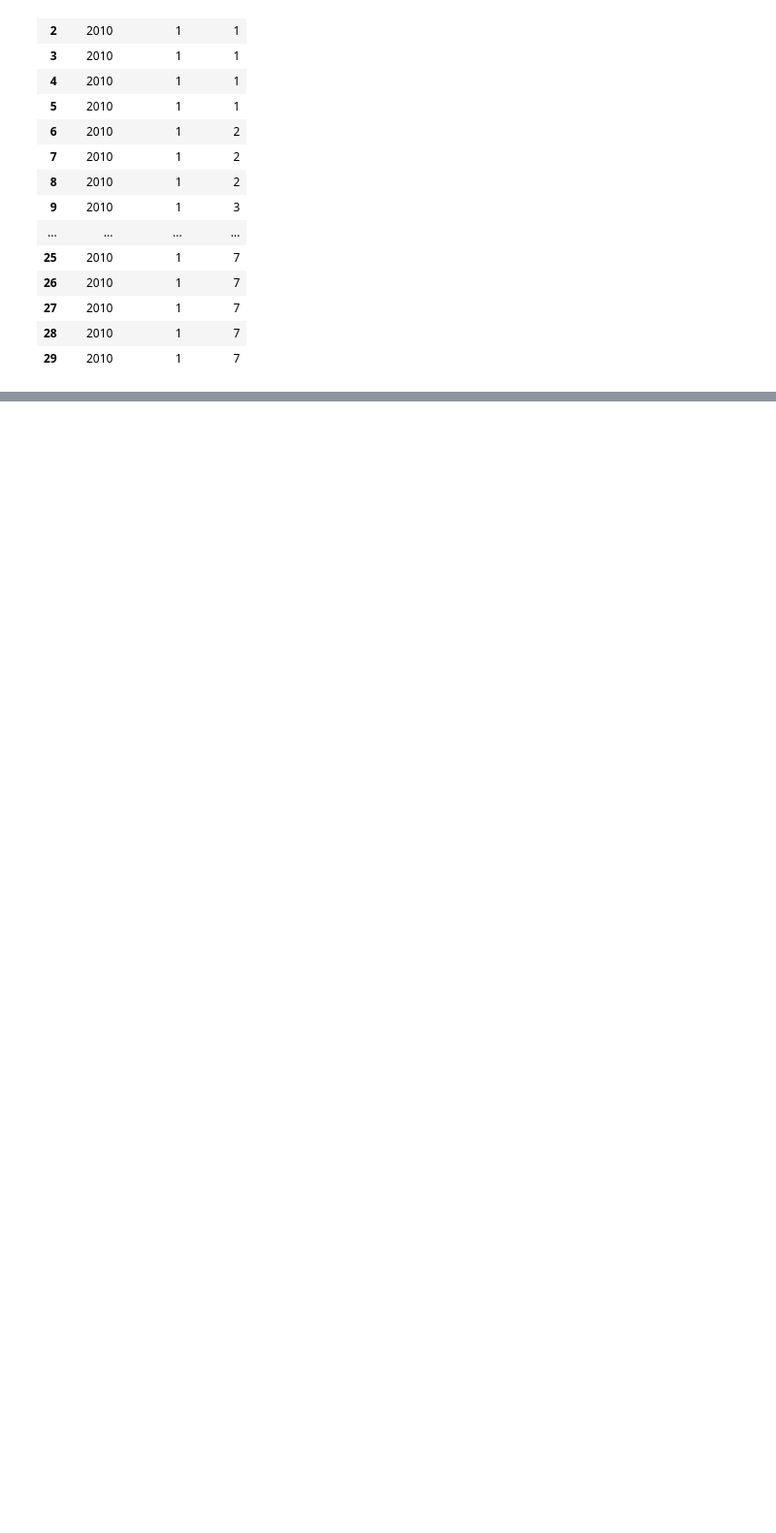
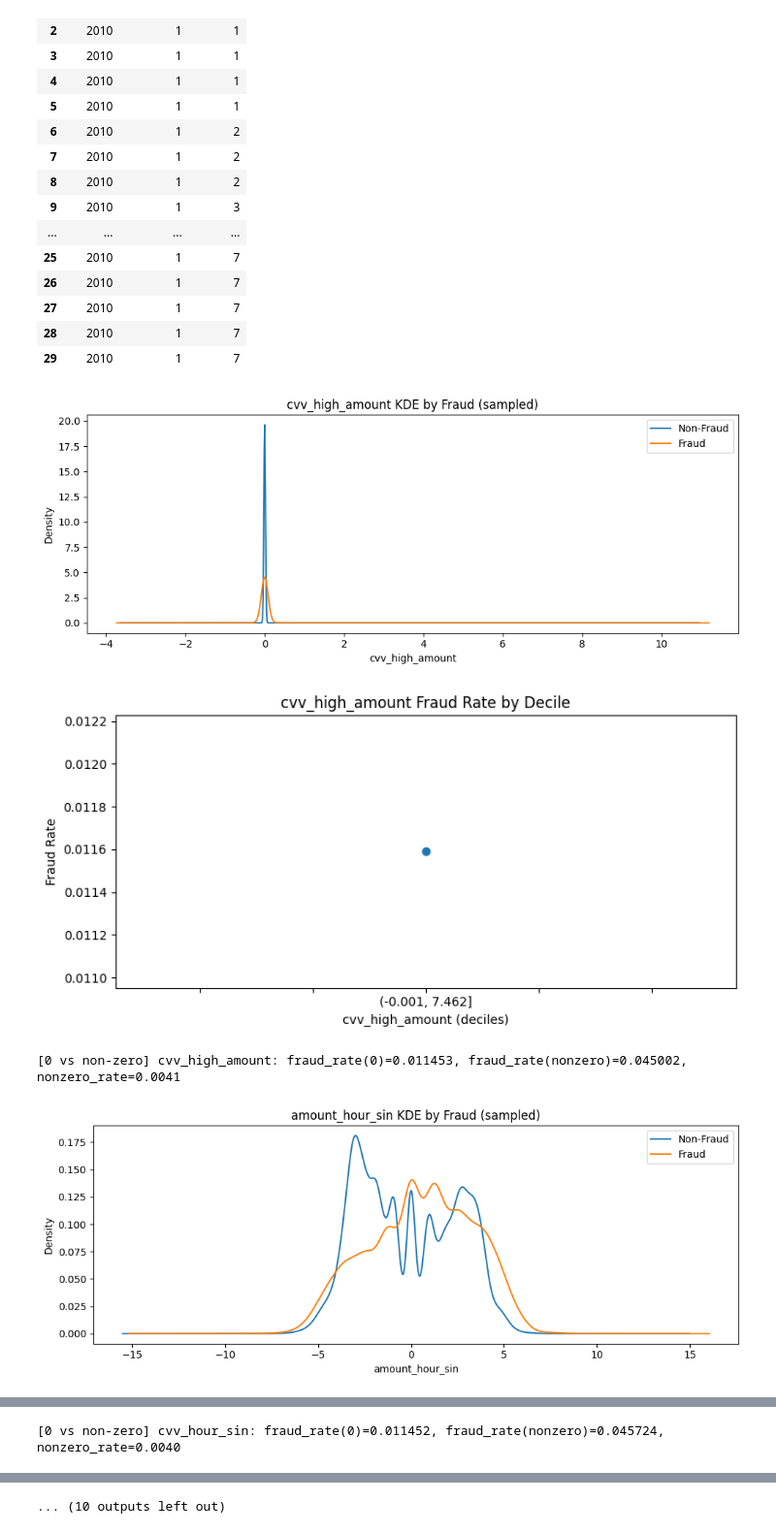
Before and after one commit to BDAIFin/knk, a Jupyter notebook: notebooks/00_build_dataset.ipynb, the cells around one changed output, grey strips where cells are left out. Shown at 97% size. Saved outputs shown, nothing was run; the diff lists cells and outputs as text; code cells hidden in the pictures; blank space fills up the shorter version.

```diff
--- a/notebooks/00_build_dataset.ipynb
+++ b/notebooks/00_build_dataset.ipynb
@@ -139,0 +142,16 @@ df.drop(columns=["tx_year", "tx_month", "tx_hour"], inplace=True)
+# %%
+df["cvv_high_amount"] = df["err_bad_cvv"] * df["log_amount"]
+
+df["amount_hour_sin"] = df["log_amount"] * df["hour_sin"]
+df["amount_hour_cos"] = df["log_amount"] * df["hour_cos"]
+
+df["cvv_hour_sin"] = df["err_bad_cvv"] * df["hour_sin"]
+df["cvv_hour_cos"] = df["err_bad_cvv"] * df["hour_cos"]
+
+df["prepaid_high_amount"] = df["is_prepaid"] * df["log_amount"]
+
+df["ind_high_amount"] = df["mccg_Industrial_/_Manufacturing"] * df["log_amount"]
+
+df["ind_prepaid"] = (
+    df["mccg_Industrial_/_Manufacturing"] * df["is_prepaid"]
+)
@@ -139,0 +225,15 @@ df.drop(columns=["tx_year", "tx_month", "tx_hour"], inplace=True)
+# %%
+for c in [
+    "cvv_high_amount",
+    "amount_hour_sin", "amount_hour_cos",
+    "cvv_hour_sin", "cvv_hour_cos",
+    "prepaid_high_amount",
+    "ind_high_amount",
+    "ind_prepaid",
+]:
+    plot_interaction_feature_safe(df, c)
+# %% [output]
+[figure, added]
+[figure, added]
+[0 vs non-zero] cvv_high_amount: fraud_rate(0)=0.011453, fraud_rate(nonzero)=0.045002, nonzero_rate=0.0041
+[figure, added]
@@ -139,0 +245 @@ df.drop(columns=["tx_year", "tx_month", "tx_hour"], inplace=True)
+[0 vs non-zero] cvv_hour_sin: fraud_rate(0)=0.011452, fraud_rate(nonzero)=0.045724, nonzero_rate=0.0040
@@ -139,0 +248 @@ df.drop(columns=["tx_year", "tx_month", "tx_hour"], inplace=True)
+... (10 outputs left out)
```
Also changed, not shown: parts of 9 cells of this notebook, 2 other files.
